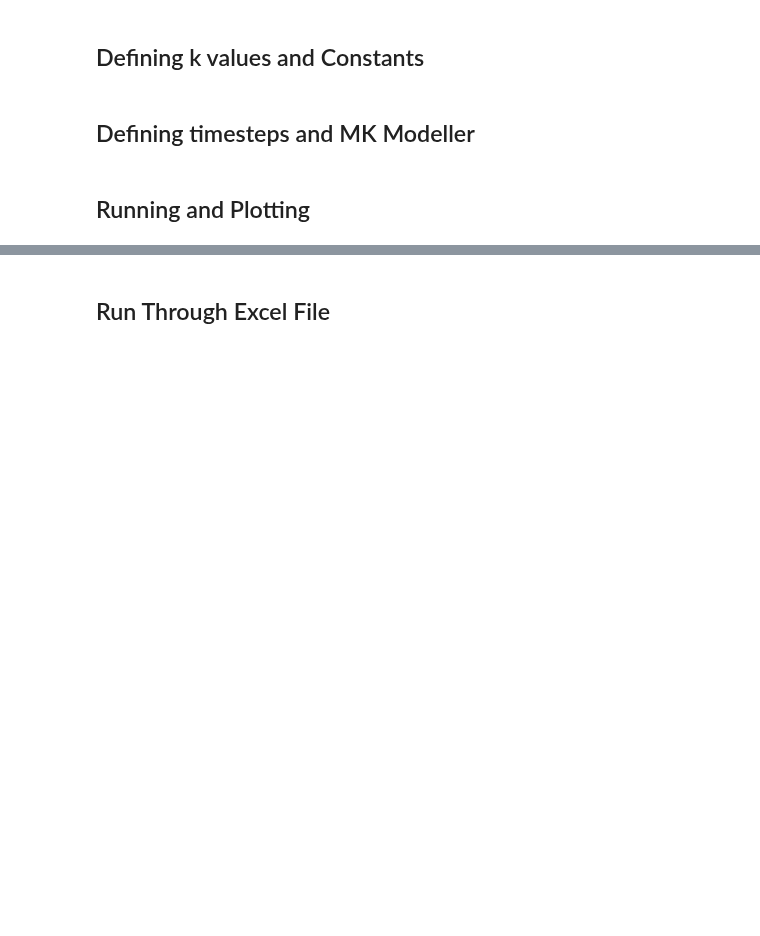
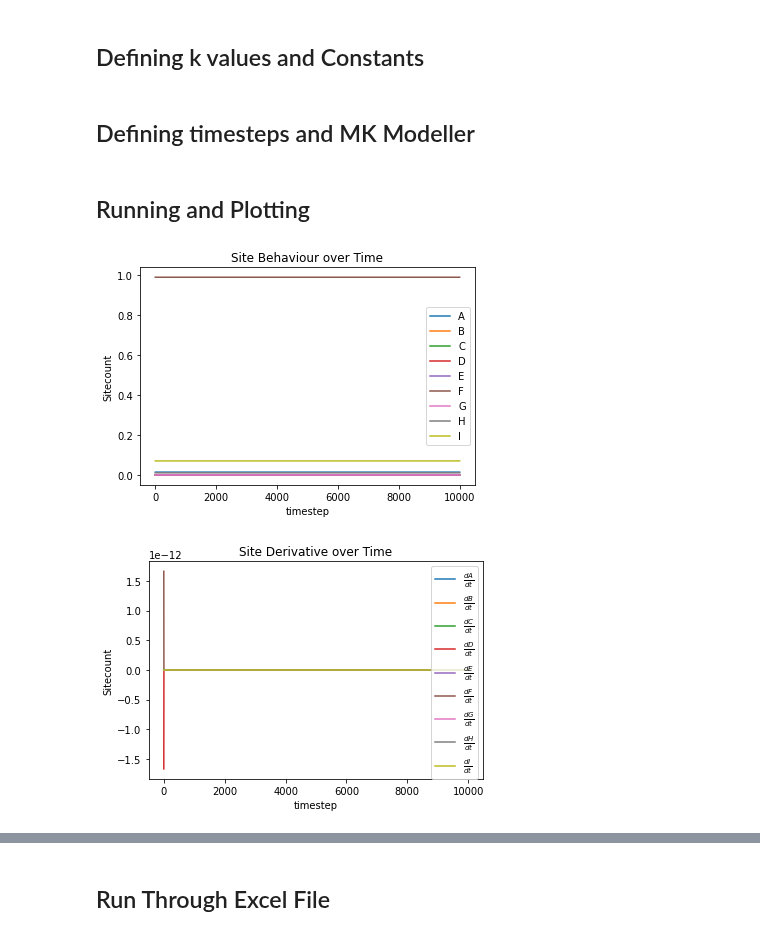
Before and after one commit to FelixWodaczek/surface_classify, a Jupyter notebook: py_test/plot_micromodelling.ipynb, the cells around one changed output, grey strips where cells are left out. Cells and saved outputs as stored; diff of their text form; code cells hidden in the pictures; blank space fills up the shorter version.

```diff
--- a/py_test/plot_micromodelling.ipynb
+++ b/py_test/plot_micromodelling.ipynb
@@ -19,37 +19,37 @@ from string import ascii_uppercase # for labeling
 ## Defining k values and Constants
 # %%
 k_vals = np.array([
-    [1.95396E+13, 1.41811E-14], # k_1b, k_1f
-    [1046412597, 116.0938098], # k_2b, k_2f
-    [602994700.8, 32.39167923],
-    [8022.839446, 10384632.47],
-    [1674.78108, 4477207.393],
-    [717645834.4, 1.95396E+13],
-    [68237499808, 2506214.873],
-    [3.52845e-7, 1.95396E+13] # k_8b, k_8f
+    [3.26452E+12, 199785919.2], # k_1b, k_1f
+    [4.86739E+11, 62601834.14], # k_2b, k_2f
+    [1811852049, 2213762.06],
+    [924305626.2, 1.52517E+11],
+    [165931341.8, 2882131943],
+    [28022726176, 3.26452E+12],
+    [3.26452E+12, 34532370389],
+    [3.26452E+12, 40624056265] # k_8b, k_8f
 ])
 
 constants = np.array([
-    1., # A
-    np.nan, # B
+    0.014,
     np.nan,
     np.nan,
     np.nan,
     np.nan,
-    0.1,
     np.nan,
-    0.1     # I
+    0.00,
+    np.nan,
+    0.07
 ])
 
 cap_letters = list(ascii_uppercase)[:9]
 
-k_cap = 1.96e13
+k_cap = 1.96e15
 assert np.sum(k_vals > k_cap) == 0, "ONE OF YOUR K VALUES IS TOO LARGE RHYS."
 # k_vals[k_vals > 1.96e13] = k_cap
 # %% [markdown]
 ## Defining timesteps and MK Modeller
 # %%
-n_timesteps = 200
+n_timesteps = 10000
 mk_modeller = MkModeller()
 
 mk_modeller.k[...] = k_vals
@@ -57,28 +57,31 @@ mk_modeller.y_mask[:] = constants
 # %% [markdown]
 ## Running and Plotting
 # %%
-sol = mk_modeller.solve(n_timesteps, max_step=1e-13, rtol=1e-9)
+sol = mk_modeller.solve(n_timesteps, max_step=1e-12, rtol=1e-9)
 
 final_values = sol[-1, :]
 der = sol[1:, :] - sol[:-1, :]
 
 plt.title("Site Behaviour over Time")
 plt.plot(sol)
 plt.ylabel("Sitecount")
 plt.xlabel("timestep")
 plt.legend(cap_letters)
 
 plt.show()
 
 
 plt.title("Site Derivative over Time")
 plt.plot(der)
 plt.ylabel("Sitecount")
 plt.xlabel("timestep")
 ders = [r"$\frac{d%s}{dt}$"%letter for letter in cap_letters]
 plt.legend(ders)
 
 plt.show()
+# %% [output]
+[figure, added]
+[figure, added]
 # %%
 print('Final Values')
 for ii_let, letter in enumerate(cap_letters):
```
Also changed, not shown: parts of 6 cells of this notebook, 46 other files.
